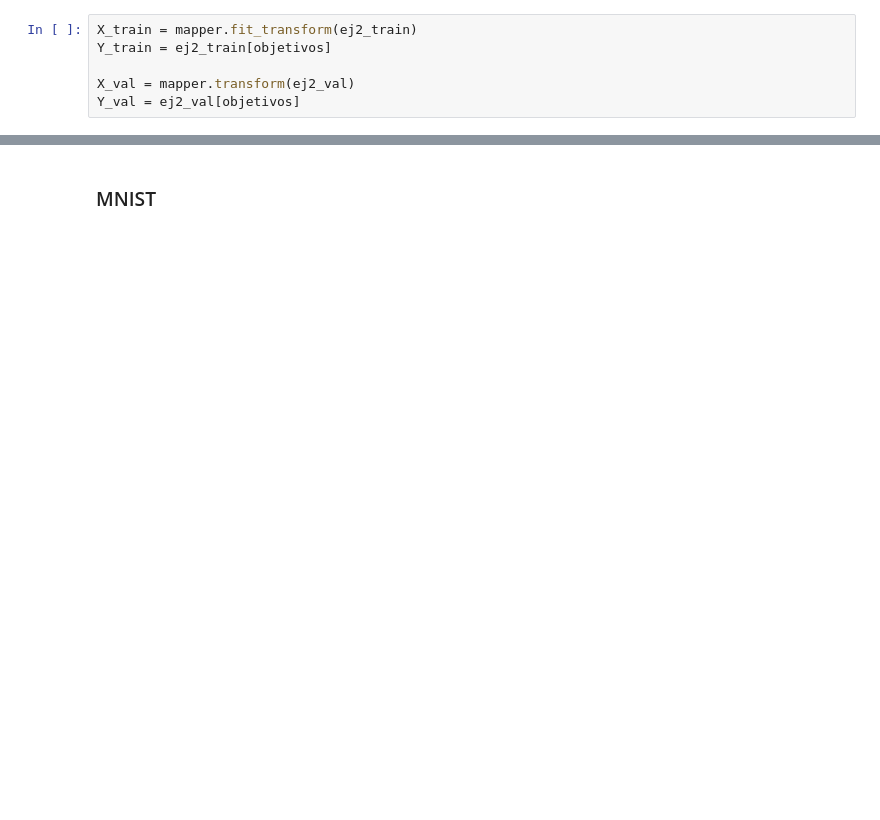
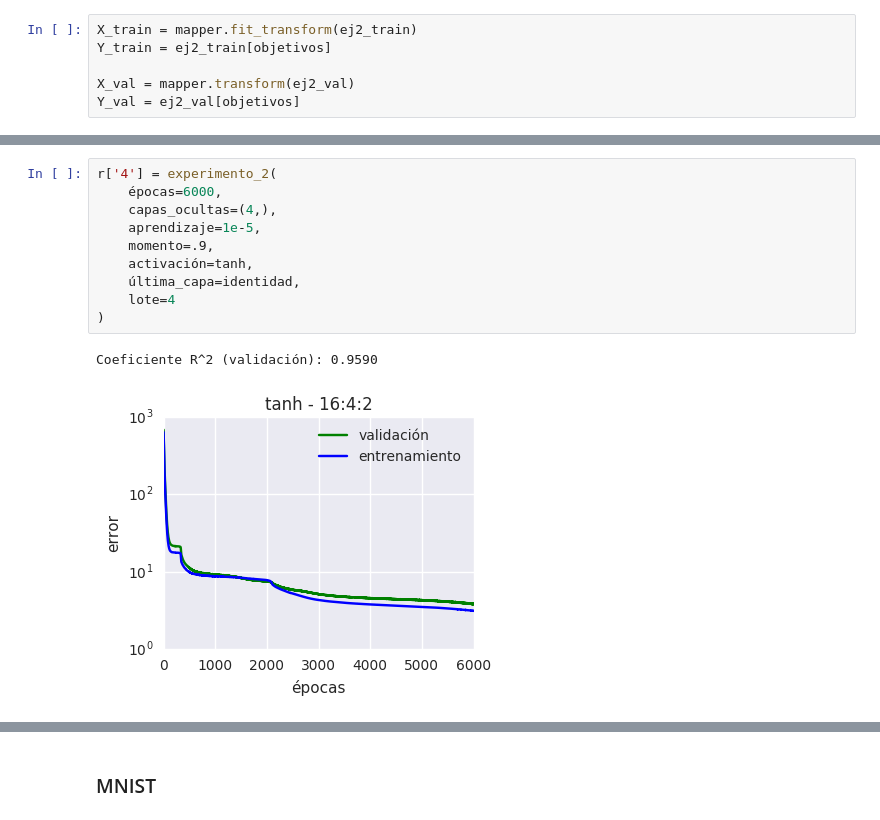
Before and after one commit to matiasbattocchia/redes-neuronales, a Jupyter notebook: tp1/TP 1.ipynb, the cells around one changed output, grey strips where cells are left out. Drawn from its saved outputs; the diff is of its cells as text; blank space fills up the shorter version.

```diff
--- a/tp1/TP 1.ipynb
+++ b/tp1/TP 1.ipynb
@@ -1097,0 +905,13 @@ como los resultados van entre 0 y 1 se escogió logística y relu. relu no da bu
+# %%
+r['4'] = experimento_2(
+    épocas=6000,
+    capas_ocultas=(4,),
+    aprendizaje=1e-5,
+    momento=.9,
+    activación=tanh,
+    última_capa=identidad,
+    lote=4
+)
+# %% [output]
+Coeficiente R^2 (validación): 0.9590
+[figure, added]
```
Also changed, not shown: parts of 45 cells of this notebook, 1 other file.
